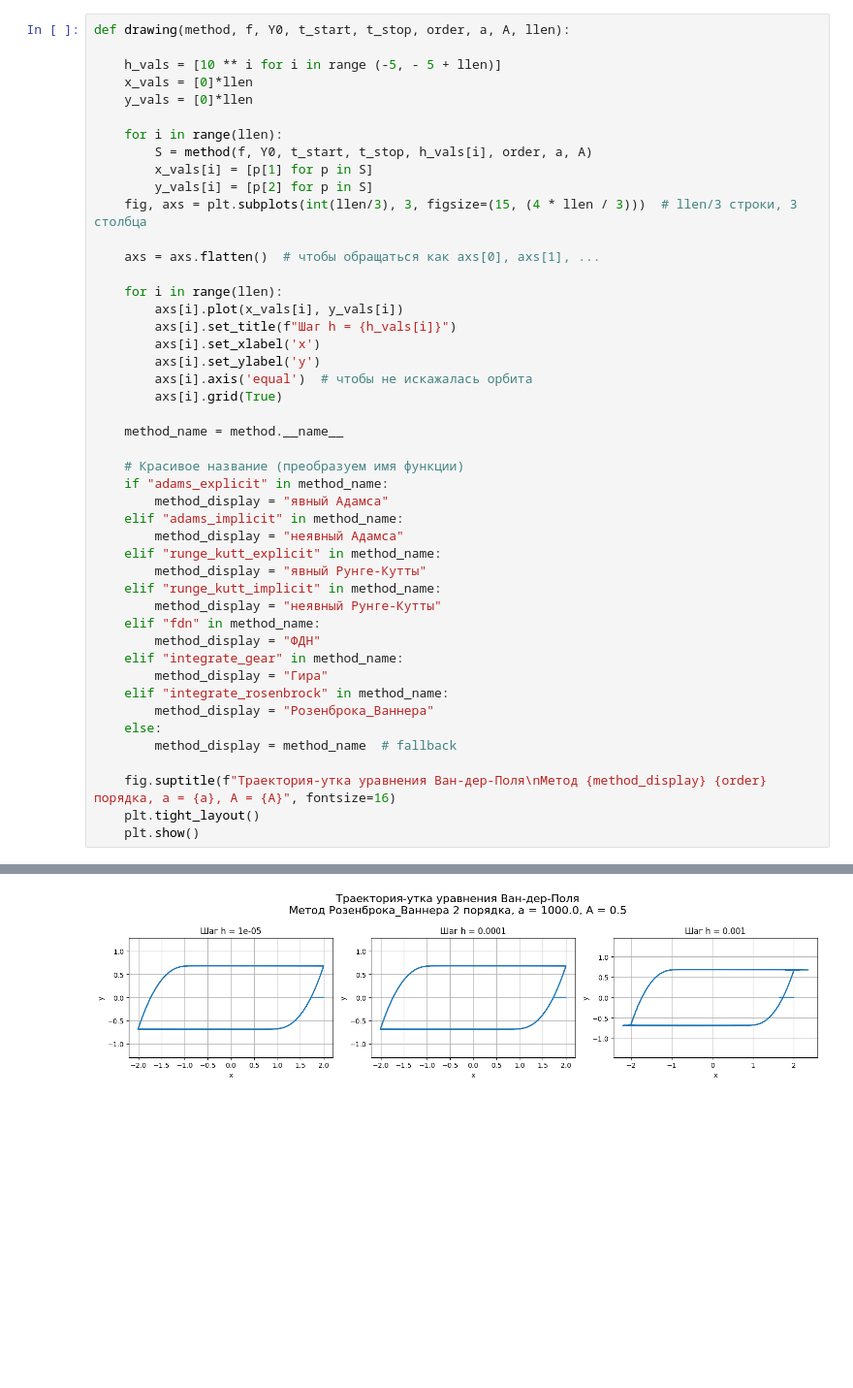
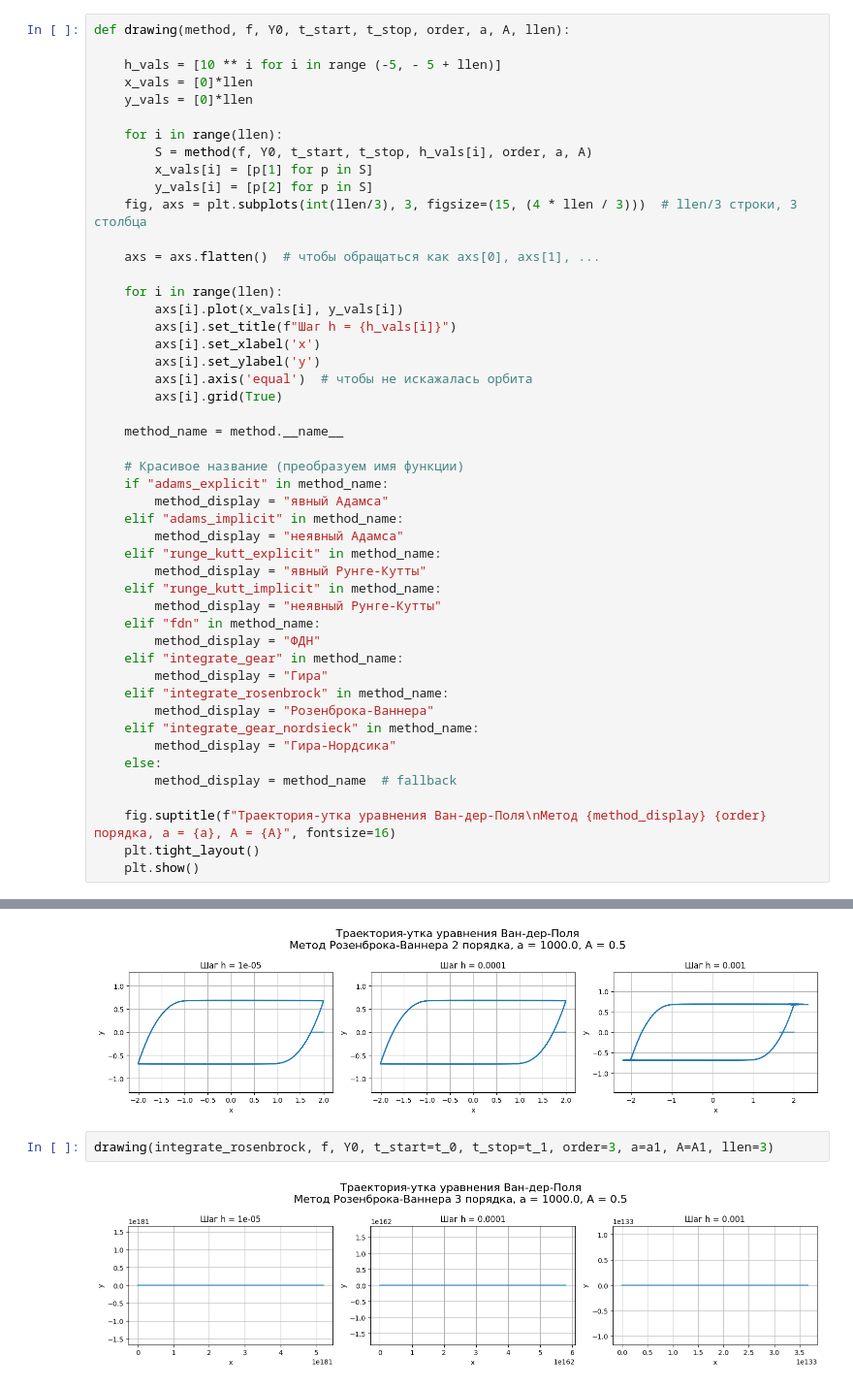
Before and after one commit to oncominglane/computational_mathematics, a Jupyter notebook: sem2/lab2/lab2.ipynb, the cells around one changed output, grey strips where cells are left out. Shown at 97% size. Cells and saved outputs as stored; diff of their text form; blank space fills up the shorter version.

Commit message:
added gear-nordsieck and comparison

```diff
--- a/sem2/lab2/lab2.ipynb
+++ b/sem2/lab2/lab2.ipynb
@@ -87,7 +87,9 @@ def drawing(method, f, Y0, t_start, t_stop, order, a, A, llen):
     elif "integrate_gear" in method_name:
         method_display = "Гира"
     elif "integrate_rosenbrock" in method_name:
-        method_display = "Розенброка_Ваннера"
+        method_display = "Розенброка-Ваннера"
+    elif "integrate_gear_nordsieck" in method_name:
+        method_display = "Гира-Нордсика"
     else:
         method_display = method_name  # fallback
 
@@ -745,3 +764,7 @@ def integrate_rosenbrock(f, Y0, t_start, t_stop, h, order, a, A):
 drawing(integrate_rosenbrock, f, Y0, t_start=t_0, t_stop=t_1, order=2, a=a1, A=A1, llen=3)
 # %% [output]
 [figure]
+# %%
+drawing(integrate_rosenbrock, f, Y0, t_start=t_0, t_stop=t_1, order=3, a=a1, A=A1, llen=3)
+# %% [output]
+[figure, added]
```
Also changed, not shown: parts of 13 cells of this notebook.
